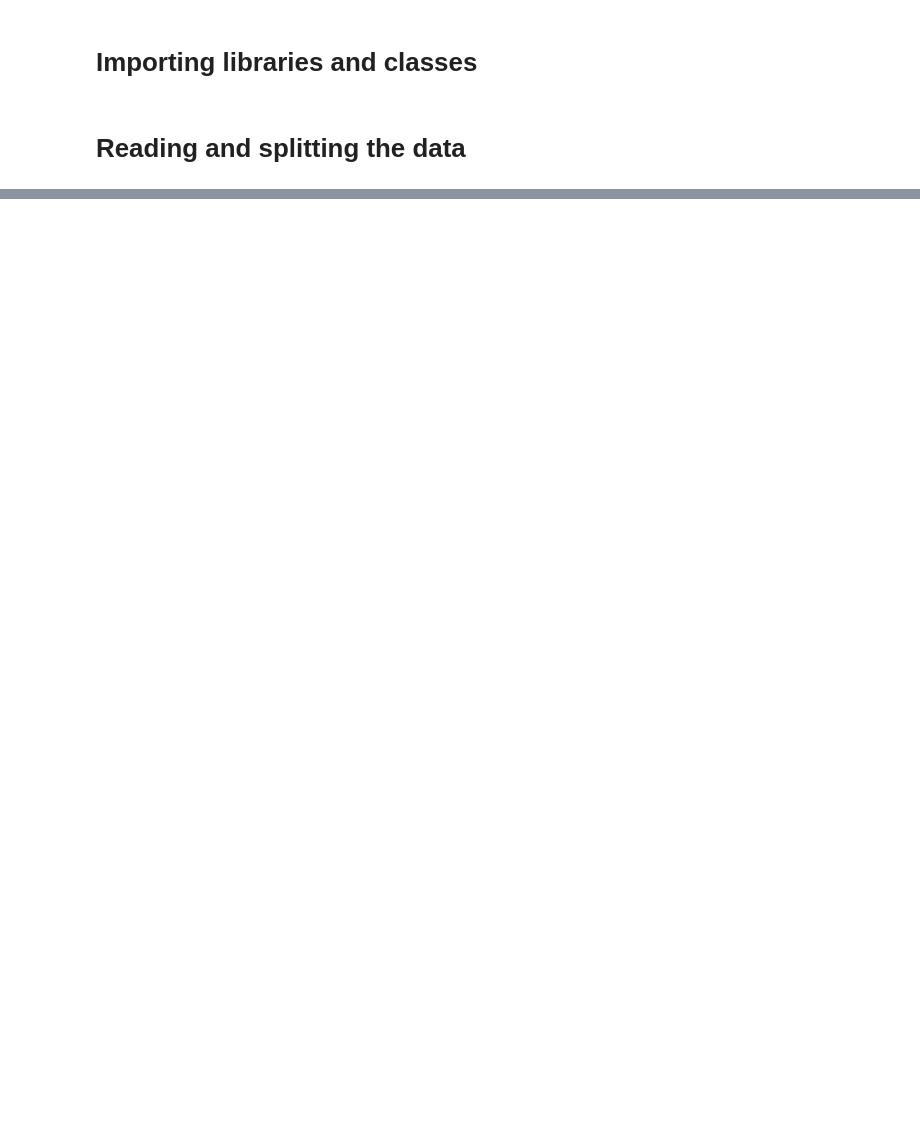
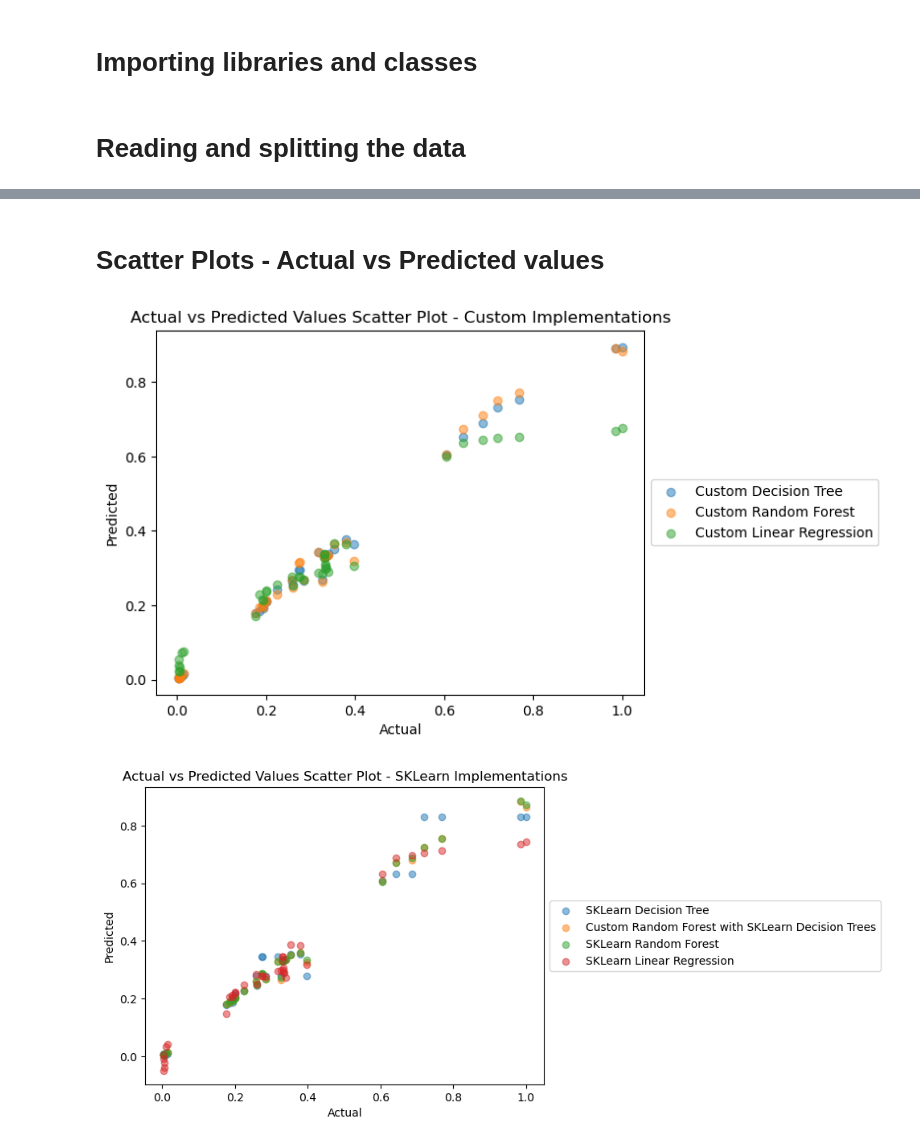
Before and after one commit to NathanPortelli/ICS5110-Applied-ML, a Jupyter notebook: main.ipynb, the cells around one changed output, grey strips where cells are left out. Cells and saved outputs as stored; diff of their text form; code cells hidden in the pictures; blank space fills up the shorter version.

Commit message:
Updated ipynb and plot formats

```diff
--- a/main.ipynb
+++ b/main.ipynb
@@ -264,0 +100,54 @@ print(tabulate(results_table_data, headers='keys', tablefmt='fancy_grid'))
+# %% [markdown]
+# Scatter Plots - Actual vs Predicted values
+# %%
+# Custom Decision Tree vs Custom Random Forest vs Custom Linear Regression
+plt.scatter(y_test, Custom_Decision_Tree_Regressor_Prediction, alpha=0.5)
+plt.scatter(y_test, Custom_Random_Forest_Regressor_Prediction, alpha=0.5)
+plt.scatter(y_test, Custom_Linear_Regression_Prediction, alpha=0.5)
+plt.xlabel('Actual')
+plt.ylabel('Predicted')
+plt.title('Actual vs Predicted Values Scatter Plot - Custom Implementations')
+plt.legend(['Custom Decision Tree', 'Custom Random Forest', 'Custom Linear Regression'], loc='center left', bbox_to_anchor=(1, 0.5))
+plt.show()
+
+# SKLearn Decision Tree vs SKLearn Random Forest vs SKLearn Linear Regression
+plt.scatter(y_test, SKLearn_Decision_Tree_Regressor_Prediction, alpha=0.5)
+plt.scatter(y_test, SKLearn_Decision_Trees_Random_Forest_Regressor_Prediction, alpha=0.5)
+plt.scatter(y_test, SKLearn_Random_Forest_Regressor_Prediction, alpha=0.5)
+plt.scatter(y_test, SKLearn_Linear_Regression_Prediction, alpha=0.5)
+plt.xlabel('Actual')
+plt.ylabel('Predicted')
+plt.title('Actual vs Predicted Values Scatter Plot - SKLearn Implementations')
+plt.legend(['SKLearn Decision Tree', 'Custom Random Forest with SKLearn Decision Trees', 'SKLearn Random Forest', 'SKLearn Linear Regression'], loc='center left', bbox_to_anchor=(1, 0.5))
+plt.show()
+
+# Custom vs SKLearn Decision Tree
+plt.scatter(y_test, Custom_Decision_Tree_Regressor_Prediction, alpha=0.5)
+plt.scatter(y_test, SKLearn_Decision_Tree_Regressor_Prediction, alpha=0.5)
+plt.xlabel('Actual')
+plt.ylabel('Predicted')
+plt.title('Actual vs Predicted Values Scatter Plot - Decision Tree Implementations')
+plt.legend(['Custom Decision Tree', 'SKLearn Decision Tree'], loc='center left', bbox_to_anchor=(1, 0.5))
+plt.show()
+
+# Custom vs SKLearn Random Forest
+plt.scatter(y_test, Custom_Random_Forest_Regressor_Prediction, alpha=0.5)
+plt.scatter(y_test, SKLearn_Decision_Trees_Random_Forest_Regressor_Prediction, alpha=0.5)
+plt.scatter(y_test, SKLearn_Random_Forest_Regressor_Prediction, alpha=0.5)
+plt.xlabel('Actual')
+plt.ylabel('Predicted')
+plt.title('Actual vs Predicted Values Scatter Plot - Random Forest Implementations')
+plt.legend(['Custom Random Forest', 'Custom Random Forest with SKLearn Decision Trees', 'SKLearn Random Forest'], loc='center left', bbox_to_anchor=(1, 0.5))
+plt.show()
+
+# Custom vs SKLearn Linear Regression
+plt.scatter(y_test, Custom_Linear_Regression_Prediction, alpha=0.5)
+plt.scatter(y_test, SKLearn_Linear_Regression_Prediction, alpha=0.5)
+plt.xlabel('Actual')
+plt.ylabel('Predicted')
+plt.title('Actual vs Predicted Values Scatter Plot - Linear Regression Implementations')
+plt.legend(['Custom Linear Regression', 'SKLearn Linear Regression'], loc='center left', bbox_to_anchor=(1, 0.5))
+plt.show()
+# %% [output]
+[figure, added]
+[figure, added]
```
Also changed, not shown: parts of 37 cells of this notebook.
